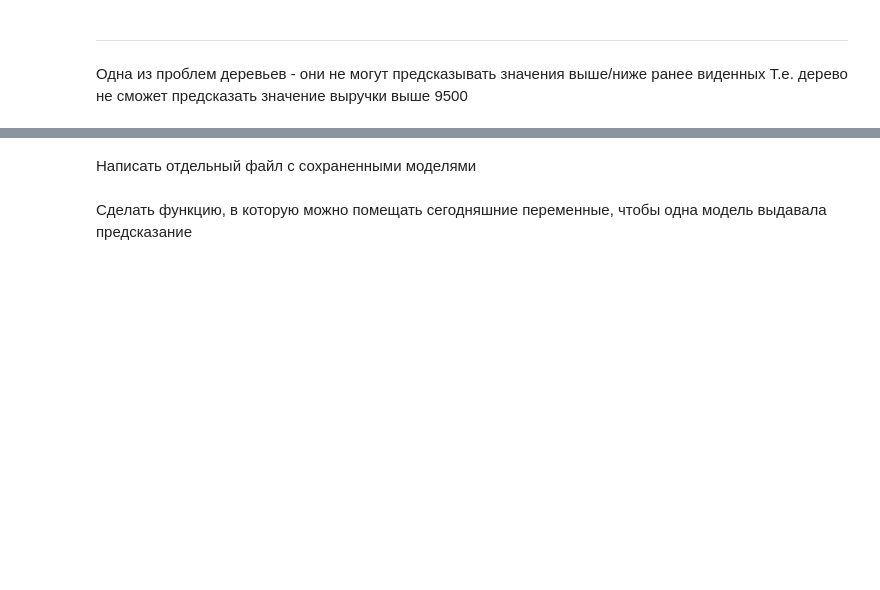
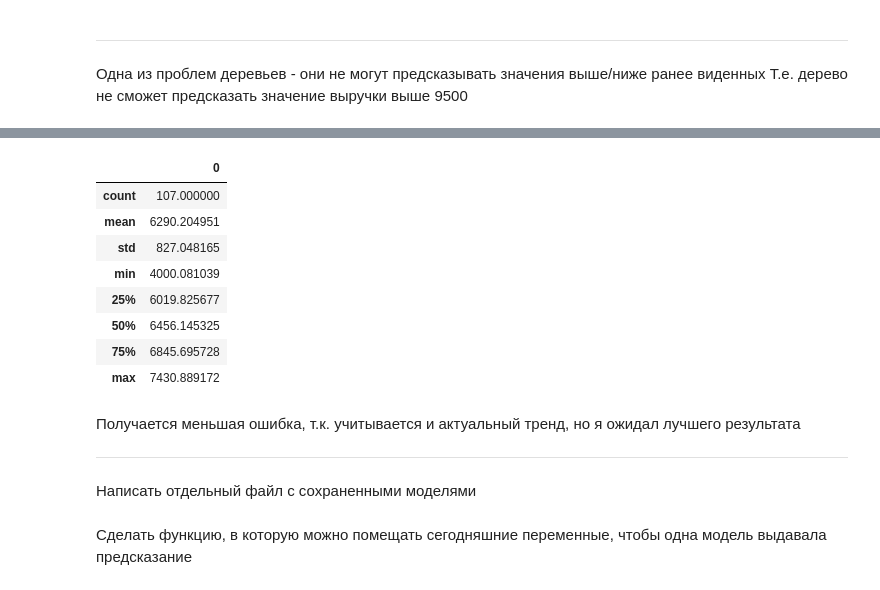
Before and after one commit to Strang1k/tgbot-daily_revenue_prediction, a Jupyter notebook: viruchka.ipynb, the cells around one changed output, grey strips where cells are left out. Drawn from its saved outputs; the diff is of its cells as text; code cells hidden in the pictures; blank space fills up the shorter version.

```diff
--- a/viruchka.ipynb
+++ b/viruchka.ipynb
@@ -672,3 +826,20 @@ _______________________________________________________________________________
+# %%
+cmb7res = cbm7.predict(X_test7avg)
+cmb7res = pd.DataFrame(cmb7res)
+cmb7res.describe() #разброс предсказаний
+# %% [output]
+|  | 0 |
+| count | 107.000000 |
+| mean | 6290.204951 |
+| std | 827.048165 |
+| min | 4000.081039 |
+| 25% | 6019.825677 |
+| 50% | 6456.145325 |
+| 75% | 6845.695728 |
+| max | 7430.889172 |
+# %% [markdown]
+Получается меньшая ошибка, т.к. учитывается и актуальный тренд, но я ожидал лучшего результата
+****
 # %% [markdown]
 Написать отдельный файл с сохраненными моделями
 # %% [markdown]
```
Also changed, not shown: parts of 79 cells of this notebook.
